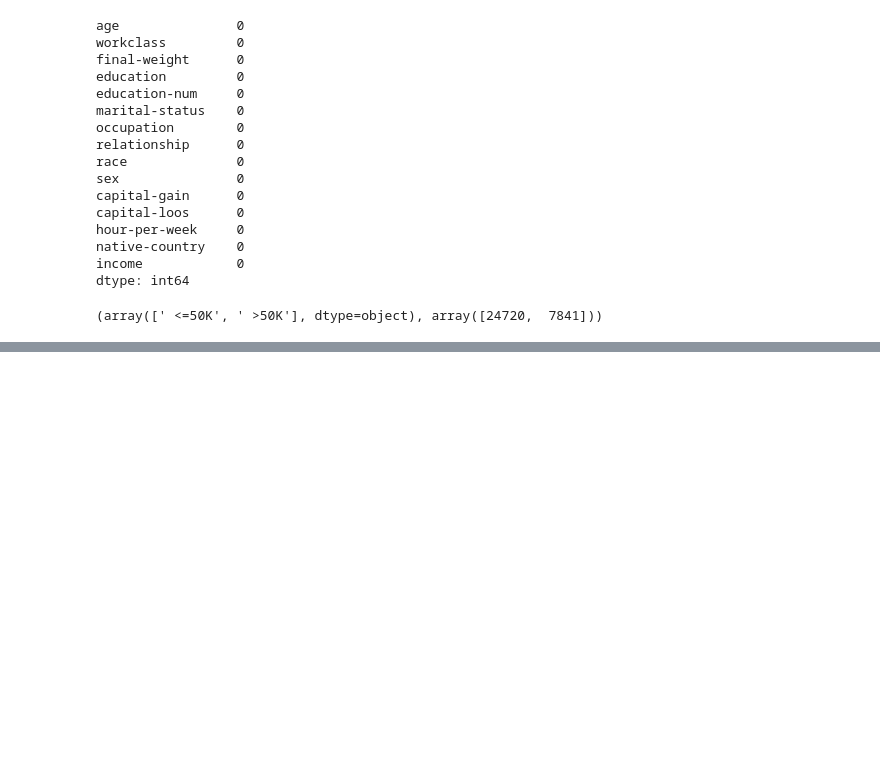
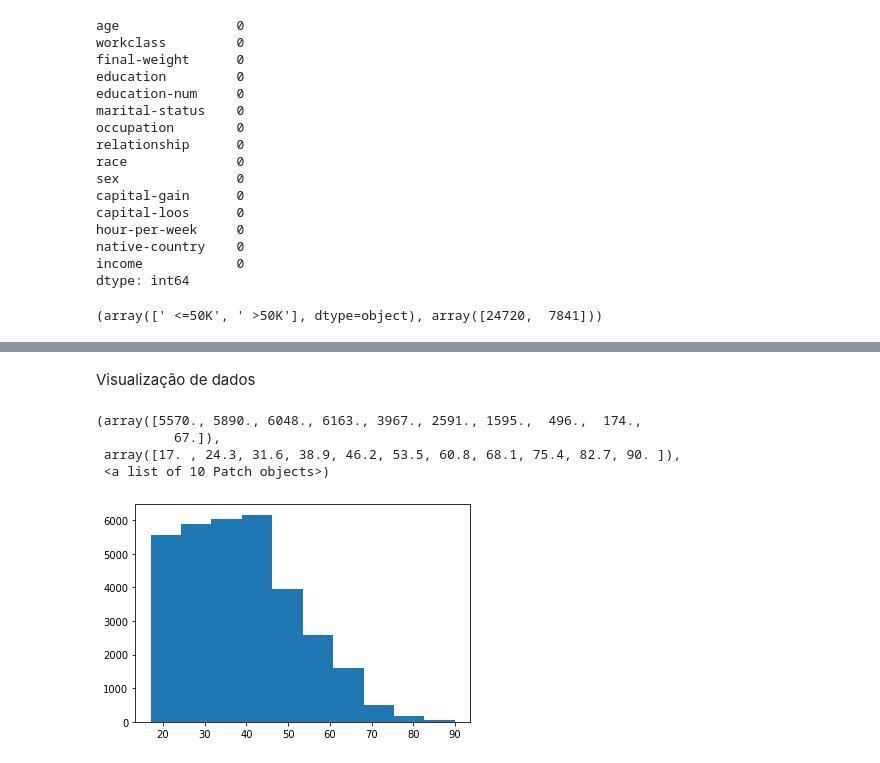
Before and after one commit to vasconcelosjean42/machine_learning-and-data-science-iaexpert, a Jupyter notebook: classificacao/parte_01_classificacao.ipynb, the cells around one changed output, grey strips where cells are left out. Cells and saved outputs as stored; diff of their text form; code cells hidden in the pictures; blank space fills up the shorter version.

```diff
--- a/classificacao/parte_01_classificacao.ipynb
+++ b/classificacao/parte_01_classificacao.ipynb
@@ -315,3 +330,5 @@ base_census = pd.read_csv('/content/census.csv')
+# %%
+base_census = pd.read_csv('/content/drive/MyDrive/machine-learnig-e-data-science-com-python-de-a-a-z/classificacao-primeira-parte/census.csv')
 # %%
 base_census
 # %% [output]
@@ -371,0 +391,10 @@ sns.countplot(x = base_census['income'])
+# %% [markdown]
+Visualização de dados
+# %%
+plt.hist(x = base_census['age'])
+# %% [output]
+(array([5570., 5890., 6048., 6163., 3967., 2591., 1595.,  496.,  174.,
+          67.]),
+ array([17. , 24.3, 31.6, 38.9, 46.2, 53.5, 60.8, 68.1, 75.4, 82.7, 90. ]),
+ <a list of 10 Patch objects>)
+[figure, added]
```
Also changed, not shown: parts of 16 cells of this notebook.
